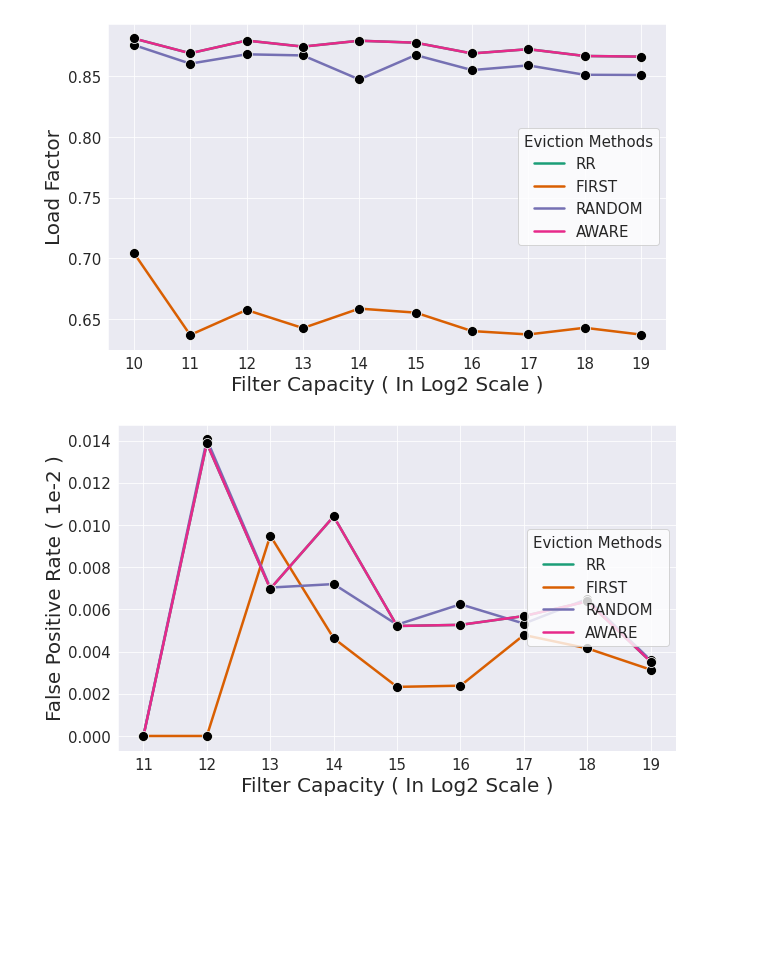
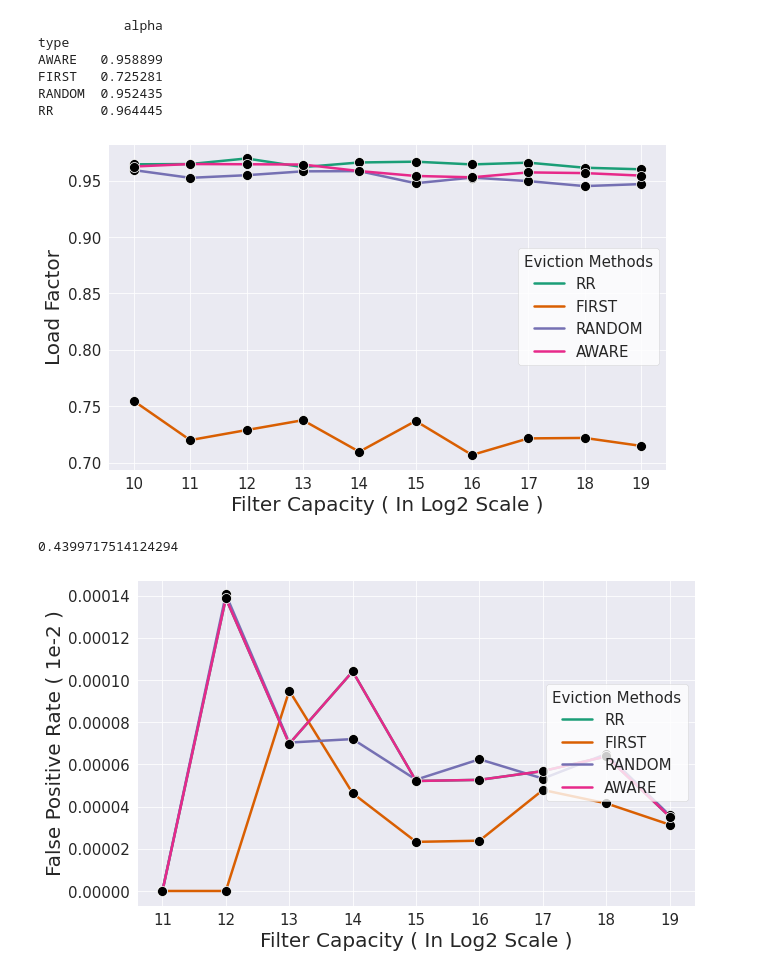
Before and after one commit to buxiangqimingle233/BalancedCuckooFilter, a Jupyter notebook: plot.ipynb, the cells around one changed output. Drawn from its saved outputs; the diff is of its cells as text; code cells hidden in the pictures; blank space fills up the shorter version.

```diff
--- a/plot.ipynb
+++ b/plot.ipynb
@@ -38,25 +38,35 @@ base["capacity"] = base["capacity"].map(lambda x: log2(x))
 # df = df[(df["bucket_size"] == 4) & (df["type"] != "FIRST") & (df["bucket_size"] <= 8)]
 # df
 # %%
-df = base[(base["bucket_size"] == 2)]
+df = base[(base["bucket_size"] == 4)]
 xtick = plt.xticks(range(10, 20))
+print(df.groupby("type").agg({"alpha": "mean"}))
 # ylim = plt.yticks([0.7, 0.8, 0.9, 1.0])
 xlabel = plt.xlabel("Filter Capacity ( In Log2 Scale )")
 ylabel = plt.ylabel("Load Factor")
 fig = sns.lineplot(data=df, x="capacity", y="alpha", hue="type", marker="o")
 lgd = plt.legend(loc='center right', title="Eviction Methods")
 # %% [output]
+           alpha
+type
+AWARE   0.958899
+FIRST   0.725281
+RANDOM  0.952435
+RR      0.964445
-[figure, old version]
+[figure, new version]
 # %%
 df = base[(base["bucket_size"] == 2)]
 xlabel = plt.xlabel("Filter Capacity ( In Log2 Scale )")
 ylabel = plt.ylabel("False Positive Rate ( 1e-2 )")
 df = df[df["capacity"] > 10]
-df["fpr"] *= 10**2
+# df["fpr"] *= 10**2
+improvement = df.groupby("type").agg({"fpr": "mean"})
+print((improvement["fpr"]["RANDOM"] - improvement["fpr"]["FIRST"]) / improvement["fpr"]["RANDOM"])
 fig = sns.lineplot(data=df, x="capacity", y="fpr", hue="type", marker="o")
 lgd = plt.legend(loc='center right', title="Eviction Methods")
 # %% [output]
+0.4399717514124294
-[figure, old version]
+[figure, new version]
 # %%
 df = base.groupby(["type", "bucket_size"], as_index=False).agg({"rehash": "mean"})
 df = df.sort_values("rehash", ascending=False)
```
Also changed, not shown: parts of 2 cells of this notebook, 3 other files.
